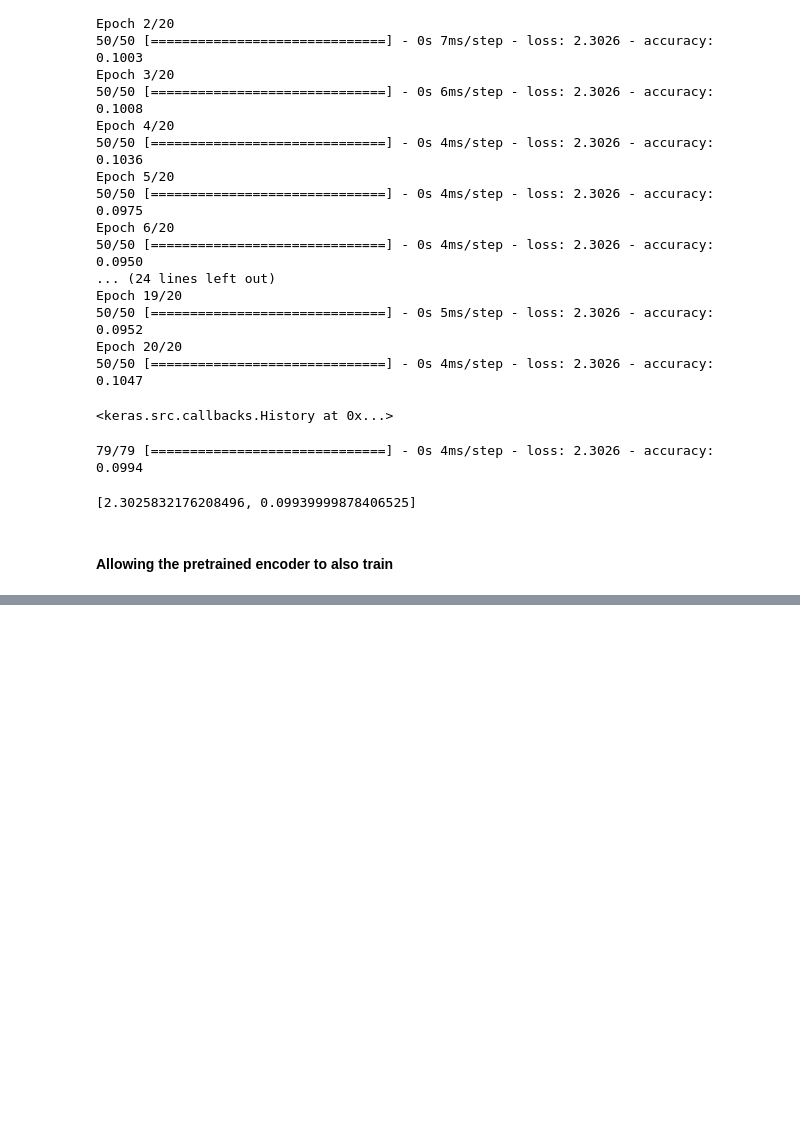
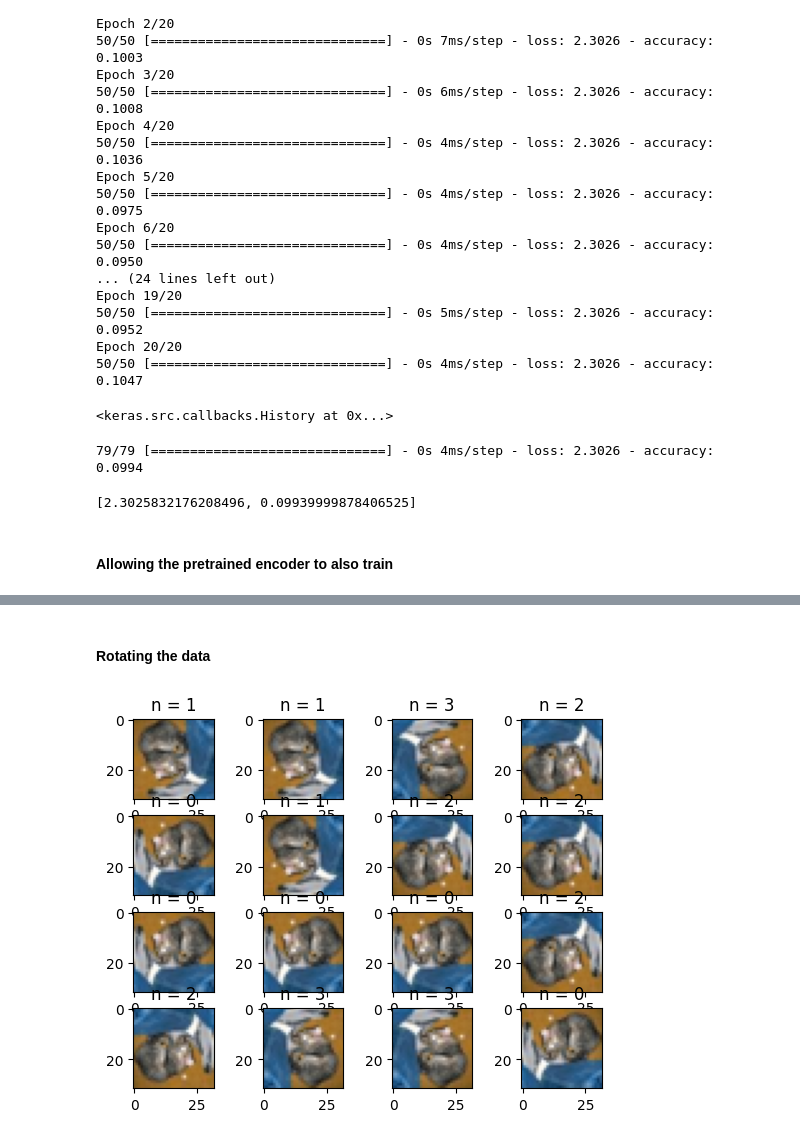
Before and after one commit to philippreinig/idl, a Jupyter notebook: assignments_10/idl_a10_abremer.ipynb, the cells around one changed output, grey strips where cells are left out. Drawn from its saved outputs; the diff is of its cells as text; code cells hidden in the pictures; blank space fills up the shorter version.

Commit message:
tried predicting the rotation

```diff
--- a/assignments_10/idl_a10_abremer.ipynb
+++ b/assignments_10/idl_a10_abremer.ipynb
@@ -508,0 +556,34 @@ pretrained_classifier_freeze.evaluate(test_data)
+# %% [markdown]
+#### Rotating the data
+# %%
+# custom rotation by 0°, 90°, 180° or 270° because tfkl.RandomRotation samples the rotation from a continous interval
+def rotate_img_randomly(img):
+    """
+    img: shape (h,w,c), h: height, w: width, c: channels
+
+    returns: applied (rotation, rotated_img)
+    """
+    num_rots = int(np.random.uniform(0, 4))
+    return num_rots, np.rot90(img, num_rots, (0,1))
+
+def rotate_imgs_randomly(imgs):
+    """imgs: shape (b,h,w,c)"""
+    s = np.shape(imgs)
+    rotated = np.zeros(s)
+    labels = np.zeros(s[0])
+    for i,img in enumerate(imgs):
+        l, r = rotate_img_randomly(img)
+        labels[i] = l
+        rotated[i] = r
+    return labels, rotated
+# %%
+test_img = test_images[0]
+N = 4
+fig,ax=plt.subplots(N,N)
+for i in range(N*N):
+    n,rti = rotate_img_randomly(test_img)
+    ax[i//N,i%N].imshow(rti)
+    ax[i//N,i%N].set_title(f'n = {n}')
+plt.show()
+# %% [output]
+[figure, added]
```
Also changed, not shown: parts of 16 cells of this notebook.
